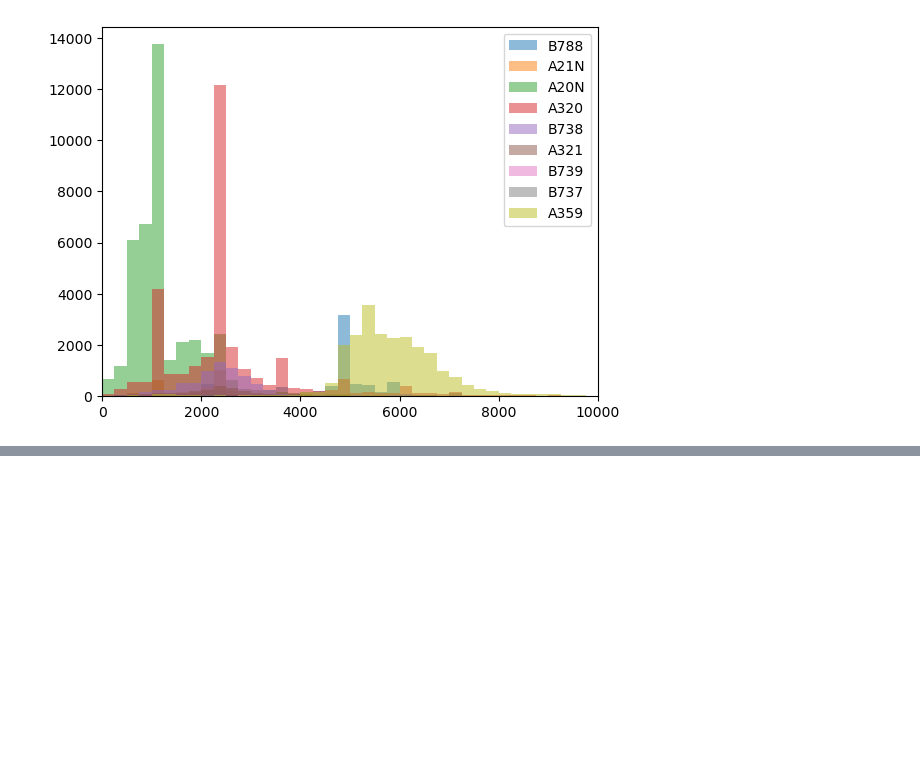
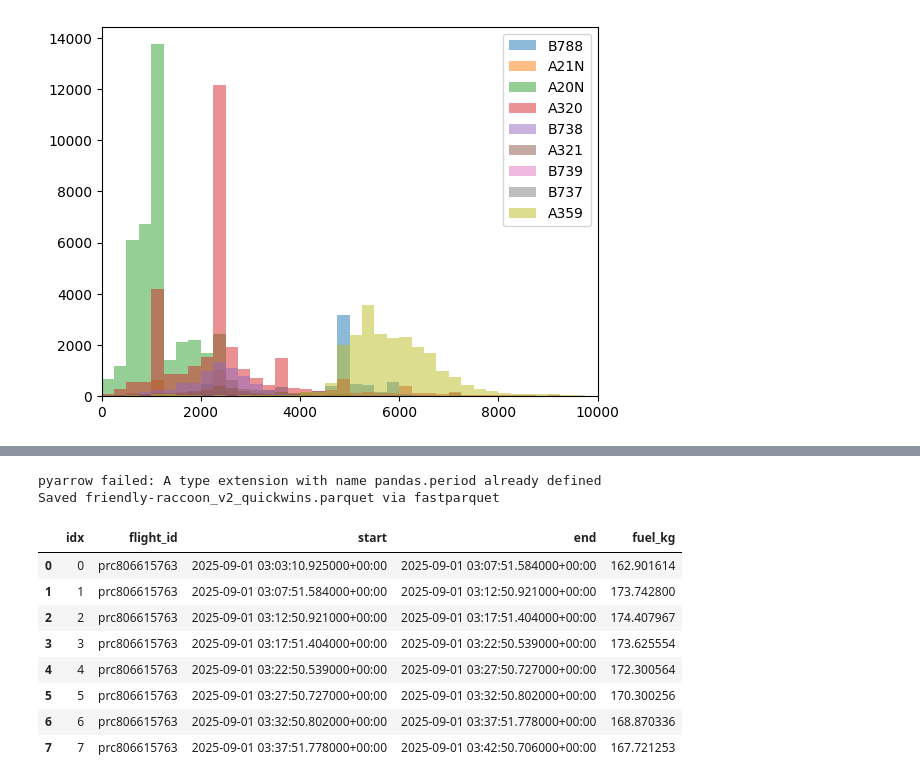
Before and after one commit to hadfiel5/PRC-friendly-raccoon, a Jupyter notebook: AnalysisNotebooks/InitialReadsAndPlots.ipynb, the cells around one changed output, grey strips where cells are left out. Saved outputs shown, nothing was run; the diff lists cells and outputs as text; code cells hidden in the pictures; blank space fills up the shorter version.

```diff
--- a/AnalysisNotebooks/InitialReadsAndPlots.ipynb
+++ b/AnalysisNotebooks/InitialReadsAndPlots.ipynb
@@ -62,0 +137,11 @@ submission.to_parquet('friendly-raccoon_v1.parquet')
+# %%
+for df in (fuel_train, fuel_test):
+    for c in ("start","end","takeoff","landed"):
+        if c in df.columns:
+            df[c] = pd.to_datetime(df[c], utc=True)
+    df["hrs"] = (df["end"] - df["start"]).dt.total_seconds() / 3600.0
+
+if "kg/hr" in fuel_train.columns: fuel_train = fuel_train.drop(columns=["kg/hr"])
+if "kg/hr" in fuel_test.columns:  fuel_test  = fuel_test.drop(columns=["kg/hr"])
+
+fuel_train["kg_per_hr"] = fuel_train["fuel_kg"] / fuel_train["hrs"]
@@ -62,0 +221,43 @@ submission.to_parquet('friendly-raccoon_v1.parquet')
+# %%
+fuel_test = fuel_test.sort_values(["flight_id","start"]).copy()
+
+def smooth_group(g, col="kgph_acpos_dur", win=3):
+    s = g[col].astype("float64")
+    sm = s.rolling(win, min_periods=1).mean()
+    g[col + "_sm"] = sm
+    return g
+
+fuel_test = fuel_test.groupby("flight_id", group_keys=False).apply(smooth_group, col="kgph_acpos_dur", win=3)
+# %%
+pred_col = "kgph_acpos_dur_sm" if "kgph_acpos_dur_sm" in fuel_test.columns else "kgph_acpos_dur"
+fuel_test["fuel_kg"] = (fuel_test[pred_col] * fuel_test["hrs"]).clip(lower=0)
+
+submission = (
+    fuel_test[["idx","flight_id","start","end","fuel_kg"]]
+    .sort_values("idx")
+    .reset_index(drop=True)
+    .astype({"idx":"int64","flight_id":"string","fuel_kg":"float64"})
+)
+
+out_name = "friendly-raccoon_v3.parquet"
+try:
+    submission.to_parquet(out_name, engine="pyarrow", index=False)
+    print(f"Saved {out_name} via pyarrow")
+except Exception as e:
+    print("pyarrow failed:", e)
+    submission.to_parquet(out_name, engine="fastparquet", index=False)
+    print(f"Saved {out_name} via fastparquet")
+
+submission.head(8)
+# %% [output]
+pyarrow failed: A type extension with name pandas.period already defined
+Saved friendly-raccoon_v2_quickwins.parquet via fastparquet
+|  | idx | flight_id | start | end | fuel_kg |
+| 0 | 0 | prc806615763 | 2025-09-01 03:03:10.925000+00:00 | 2025-09-01 03:07:51.584000+00:00 | 162.901614 |
+| 1 | 1 | prc806615763 | 2025-09-01 03:07:51.584000+00:00 | 2025-09-01 03:12:50.921000+00:00 | 173.742800 |
+| 2 | 2 | prc806615763 | 2025-09-01 03:12:50.921000+00:00 | 2025-09-01 03:17:51.404000+00:00 | 174.407967 |
+| 3 | 3 | prc806615763 | 2025-09-01 03:17:51.404000+00:00 | 2025-09-01 03:22:50.539000+00:00 | 173.625554 |
+| 4 | 4 | prc806615763 | 2025-09-01 03:22:50.539000+00:00 | 2025-09-01 03:27:50.727000+00:00 | 172.300564 |
+| 5 | 5 | prc806615763 | 2025-09-01 03:27:50.727000+00:00 | 2025-09-01 03:32:50.802000+00:00 | 170.300256 |
+| 6 | 6 | prc806615763 | 2025-09-01 03:32:50.802000+00:00 | 2025-09-01 03:37:51.778000+00:00 | 168.870336 |
+| 7 | 7 | prc806615763 | 2025-09-01 03:37:51.778000+00:00 | 2025-09-01 03:42:50.706000+00:00 | 167.721253 |
```
Also changed, not shown: parts of 8 cells of this notebook, 1 other file.
